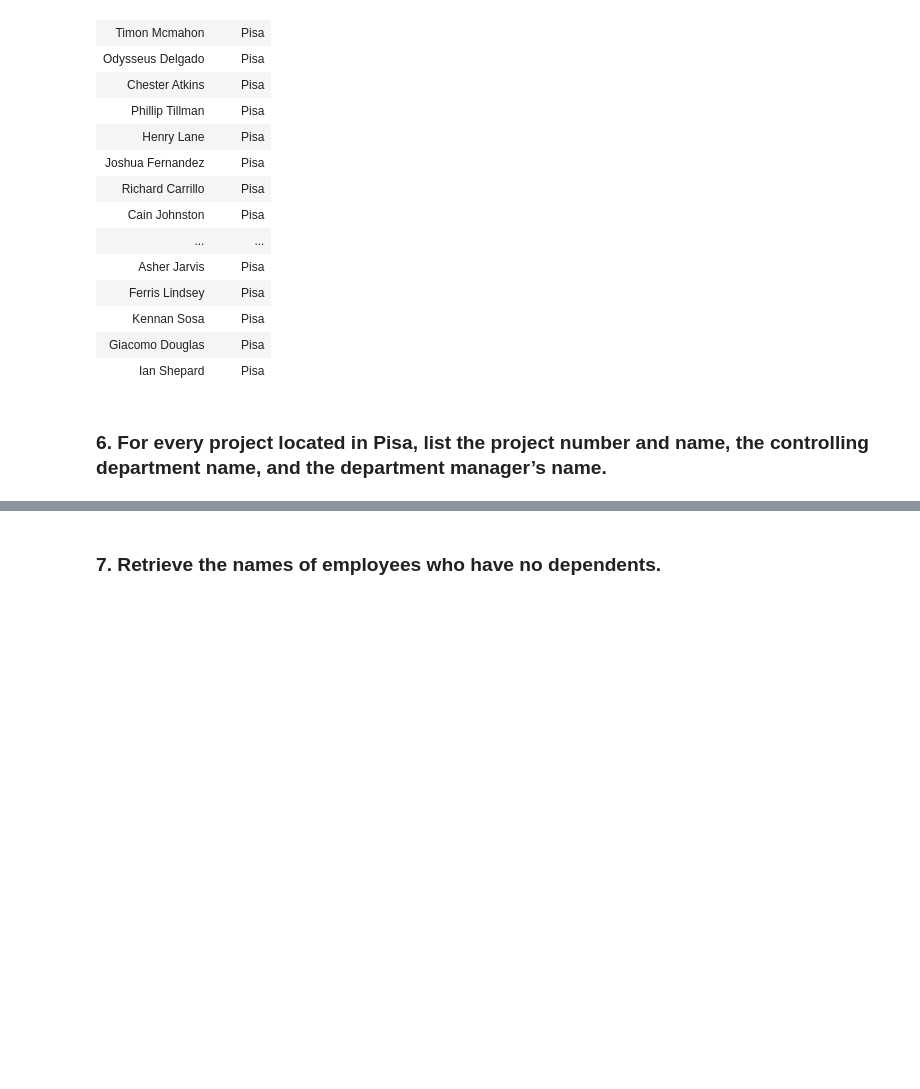
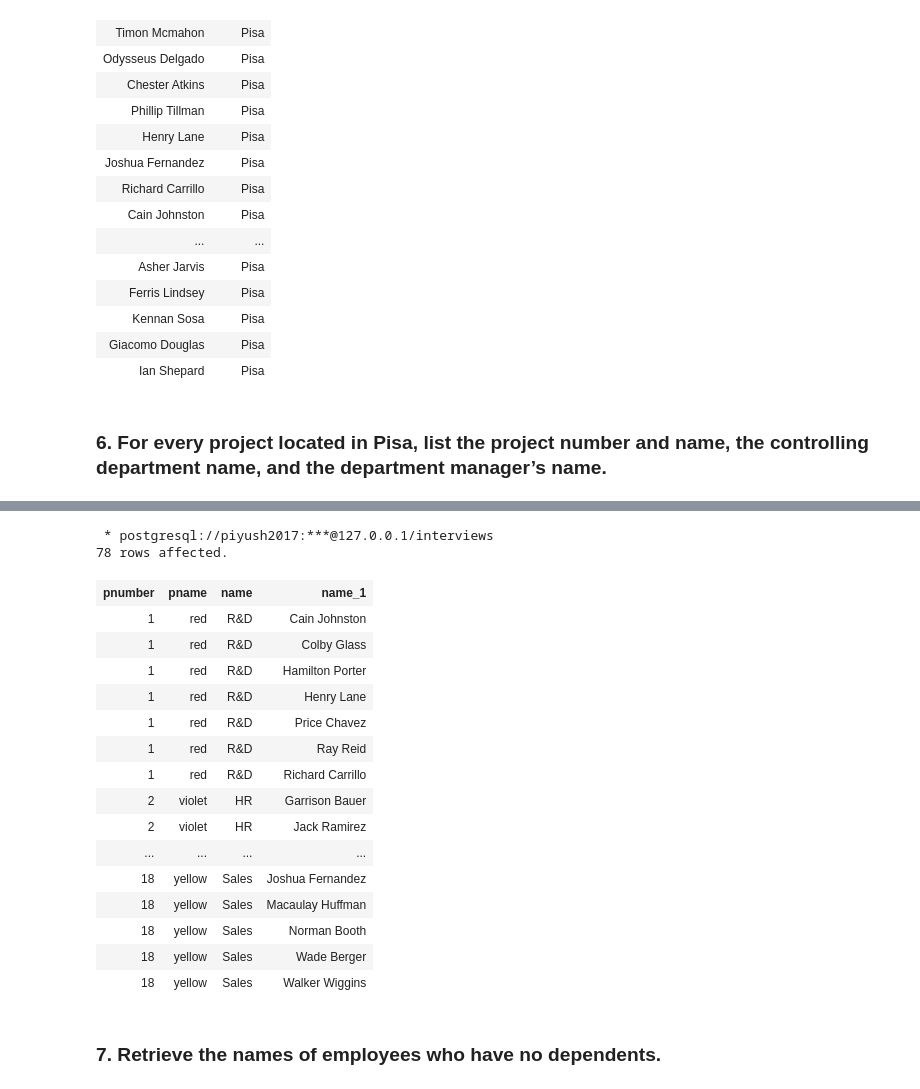
Before and after one commit to piyushtada/learn-sql, a Jupyter notebook: 02-exercise-sol-employee-departments.ipynb, the cells around one changed output, grey strips where cells are left out. Cells and saved outputs as stored; diff of their text form; code cells hidden in the pictures; blank space fills up the shorter version.

```diff
--- a/02-exercise-sol-employee-departments.ipynb
+++ b/02-exercise-sol-employee-departments.ipynb
@@ -215,2 +258,30 @@ AND d.Location = 'Pisa';
+# %%
+%%sql
+
+SELECT p.pNumber, p.pName, d.Name,e.Name
+FROM Projects AS p, Departments AS d, DataManagers AS e
+WHERE p.ManagedBy = D.Number
+AND d.location = 'Pisa'
+AND d.Number = e.Directs
+ORDER BY p.pNumber,e.Name;
+# %% [output]
+ * postgresql://piyush2017:***@127.0.0.1/interviews
+78 rows affected.
+| pnumber | pname | name | name_1 |
+| 1 | red | R&D | Cain Johnston |
+| 1 | red | R&D | Colby Glass |
+| 1 | red | R&D | Hamilton Porter |
+| 1 | red | R&D | Henry Lane |
+| 1 | red | R&D | Price Chavez |
+| 1 | red | R&D | Ray Reid |
+| 1 | red | R&D | Richard Carrillo |
+| 2 | violet | HR | Garrison Bauer |
+| 2 | violet | HR | Jack Ramirez |
+| ... | ... | ... | ... |
+| 18 | yellow | Sales | Joshua Fernandez |
+| 18 | yellow | Sales | Macaulay Huffman |
+| 18 | yellow | Sales | Norman Booth |
+| 18 | yellow | Sales | Wade Berger |
+| 18 | yellow | Sales | Walker Wiggins |
 # %% [markdown]
 ### 7. Retrieve the names of employees who have no dependents.
```
Also changed, not shown: parts of 12 cells of this notebook.
